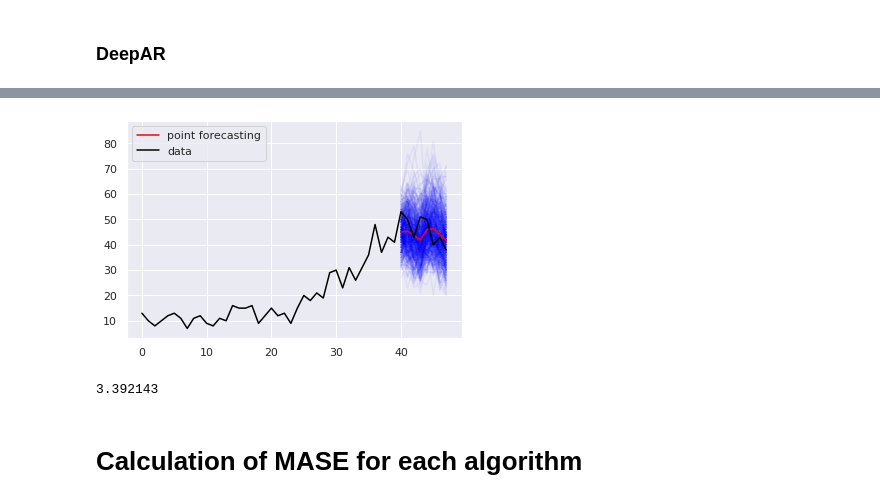
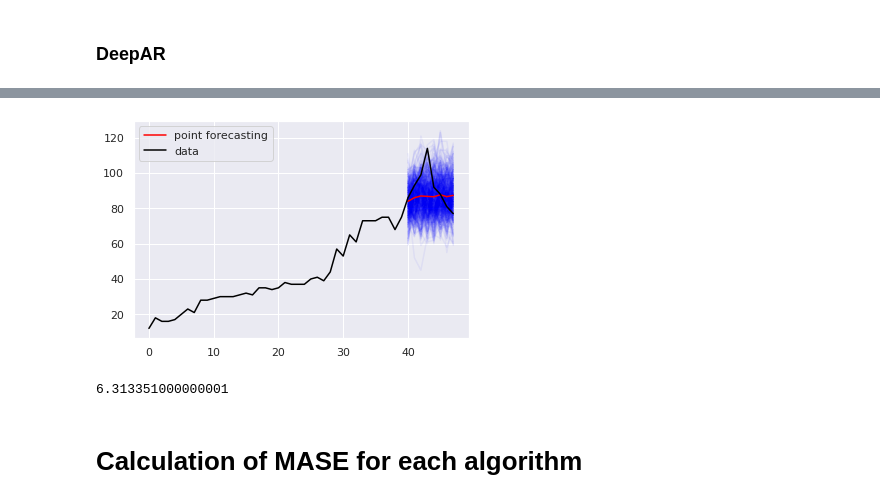
Before and after one commit to luisroque/run_models_distributed, a Jupyter notebook: notebooks/Results_comparing_all_algorithms_paper1_probabilistic.ipynb, the cells around one changed output, grey strips where cells are left out. Drawn from its saved outputs; the diff is of its cells as text; code cells hidden in the pictures.

```diff
--- a/notebooks/Results_comparing_all_algorithms_paper1_probabilistic.ipynb
+++ b/notebooks/Results_comparing_all_algorithms_paper1_probabilistic.ipynb
@@ -271,16 +71,16 @@ plt.legend();
 # %%
-e = get_output('prison', 'deepar', 'jitter')
-series = 8
+e = htsx.compute_results.get_output('prison', 'deepar', 'jitter')
+series = 9
 plt.plot(np.arange(40, 48), e['predictions']['samples']['bottom'][-8:, series, :], alpha=0.05, color='blue')
 plt.plot(np.arange(40, 48), e['predictions']['points']['bottom'][:, series], alpha=1, color='red', label='point forecasting')
 plt.plot(true[:,series], color='black', label='data')
 plt.legend();
 # %% [output]
-[figure, old version]
+[figure, new version]
 # %%
 ps.crps_ensemble(true[-8:, series], e['predictions']['samples']['bottom'][-8:, series, :]).mean()
 # %% [output]
-3.392143
+6.313351000000001
 # %% [markdown]
 # Calculation of MASE for each algorithm
 # %%
```
Also changed, not shown: parts of 22 cells of this notebook, 1 other file.
